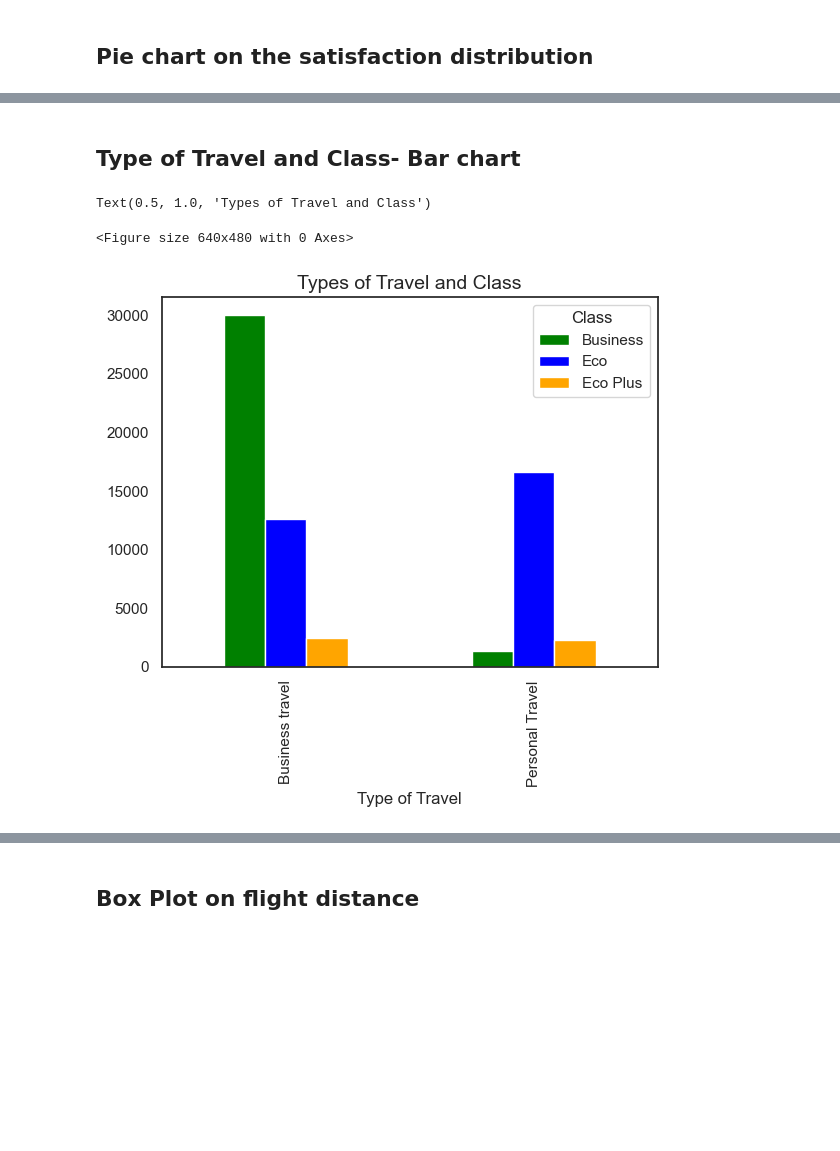
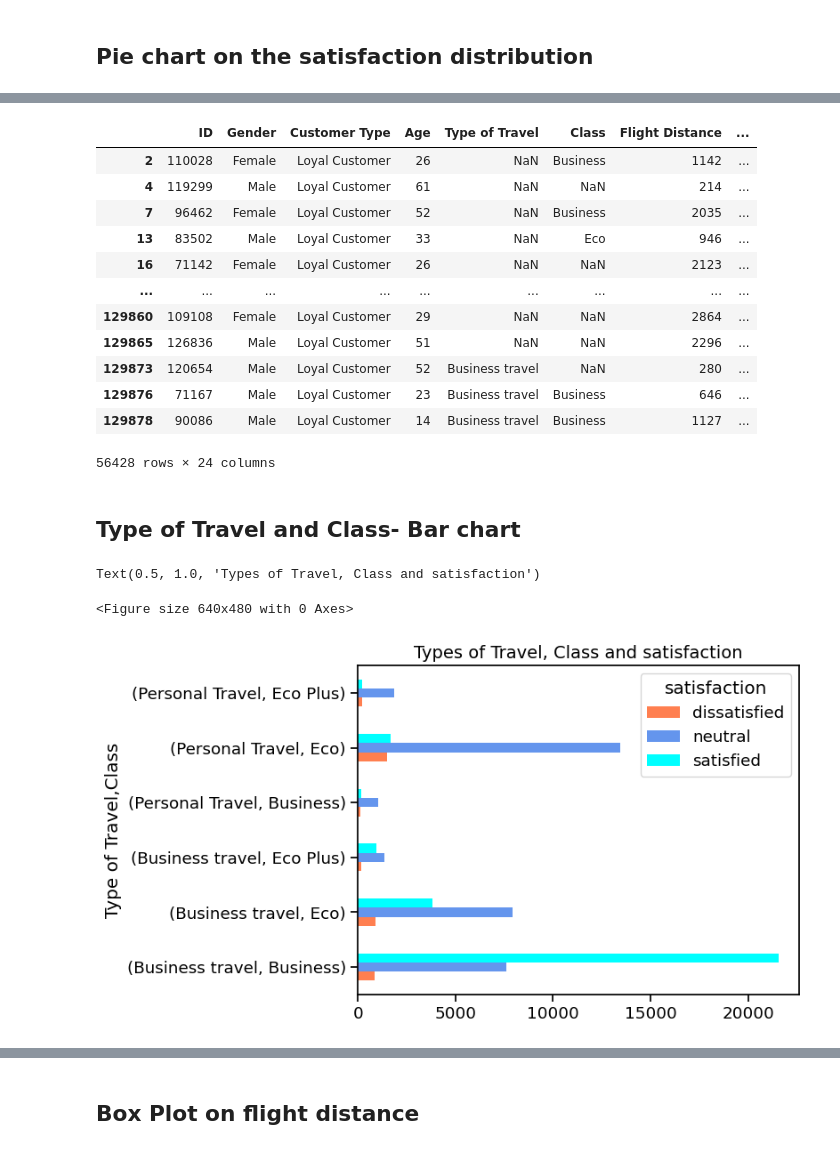
Before and after one commit to bu-ml-2022-23/ml-assignment-Shay-Khamar, a Jupyter notebook: ml-assignment.ipynb, the cells around one changed output, grey strips where cells are left out. Drawn from its saved outputs; the diff is of its cells as text; code cells hidden in the pictures; blank space fills up the shorter version.

```diff
--- a/ml-assignment.ipynb
+++ b/ml-assignment.ipynb
@@ -49,0 +84,6 @@ None
+# %%
+ratingsArray = ['Inflight wifi service','Online boarding','Inflight entertainment','Departure/Arrival time convenient','Ease of Online booking',
+               'Gate location','Food and drink','Seat comfort','On-board service','Leg room service','Baggage handling','Checkin service',
+               'Inflight service','Cleanliness',]
+dataSet[ratingsArray] = dataSet[ratingsArray].astype(float)
+dataSet.info()
@@ -54,3 +116,7 @@ Business    40548
 Eco         38061
 Eco Plus     6118
 Name: Class, dtype: int64
+# %%
+sns.set_context('notebook', font_scale= 1.2)
+fig, ax = plt.subplots(figsize = (20, 5))
+sns.histplot(data=dataSet, hue='satisfaction', x='Age', palette='prism',  element="step", bins=[10,20,30,40,50,60,70,80])
@@ -152,14 +291,30 @@ plt.figure();
+# %%
+dataSet.loc[(dataSet['satisfaction'] == 'satisfied')]
+# %% [output]
+|  | ID | Gender | Customer Type | Age | Type of Travel | Class | Flight Distance | ... |
+| 2 | 110028 | Female | Loyal Customer | 26 | NaN | Business | 1142 | ... |
+| 4 | 119299 | Male | Loyal Customer | 61 | NaN | NaN | 214 | ... |
+| 7 | 96462 | Female | Loyal Customer | 52 | NaN | Business | 2035 | ... |
+| 13 | 83502 | Male | Loyal Customer | 33 | NaN | Eco | 946 | ... |
+| 16 | 71142 | Female | Loyal Customer | 26 | NaN | NaN | 2123 | ... |
+| ... | ... | ... | ... | ... | ... | ... | ... | ... |
+| 129860 | 109108 | Female | Loyal Customer | 29 | NaN | NaN | 2864 | ... |
+| 129865 | 126836 | Male | Loyal Customer | 51 | NaN | NaN | 2296 | ... |
+| 129873 | 120654 | Male | Loyal Customer | 52 | Business travel | NaN | 280 | ... |
+| 129876 | 71167 | Male | Loyal Customer | 23 | Business travel | Business | 646 | ... |
+| 129878 | 90086 | Male | Loyal Customer | 14 | Business travel | Business | 1127 | ... |
+56428 rows × 24 columns
 # %% [markdown]
 ## Type of Travel and Class- Bar chart
 # %%
 plt.figure();
-TC = dataSet.groupby(['Type of Travel','Class'])
+TC = dataSet.groupby(['Type of Travel','Class', 'satisfaction'])
 
-ax = TC.size().unstack().plot(kind='bar', color = ['green', 'blue','orange'])
+ax = TC.size().unstack().plot(kind='barh',    color = ['coral','cornflowerblue','cyan'])
 
-ax.set_title('Types of Travel and Class', size =14)
+ax.set_title('Types of Travel, Class and satisfaction', size =14)
 # %% [output]
-Text(0.5, 1.0, 'Types of Travel and Class')
+Text(0.5, 1.0, 'Types of Travel, Class and satisfaction')
 <Figure size 640x480 with 0 Axes>
-[figure, old version]
+[figure, new version]
 # %%
```
Also changed, not shown: parts of 49 cells of this notebook.
